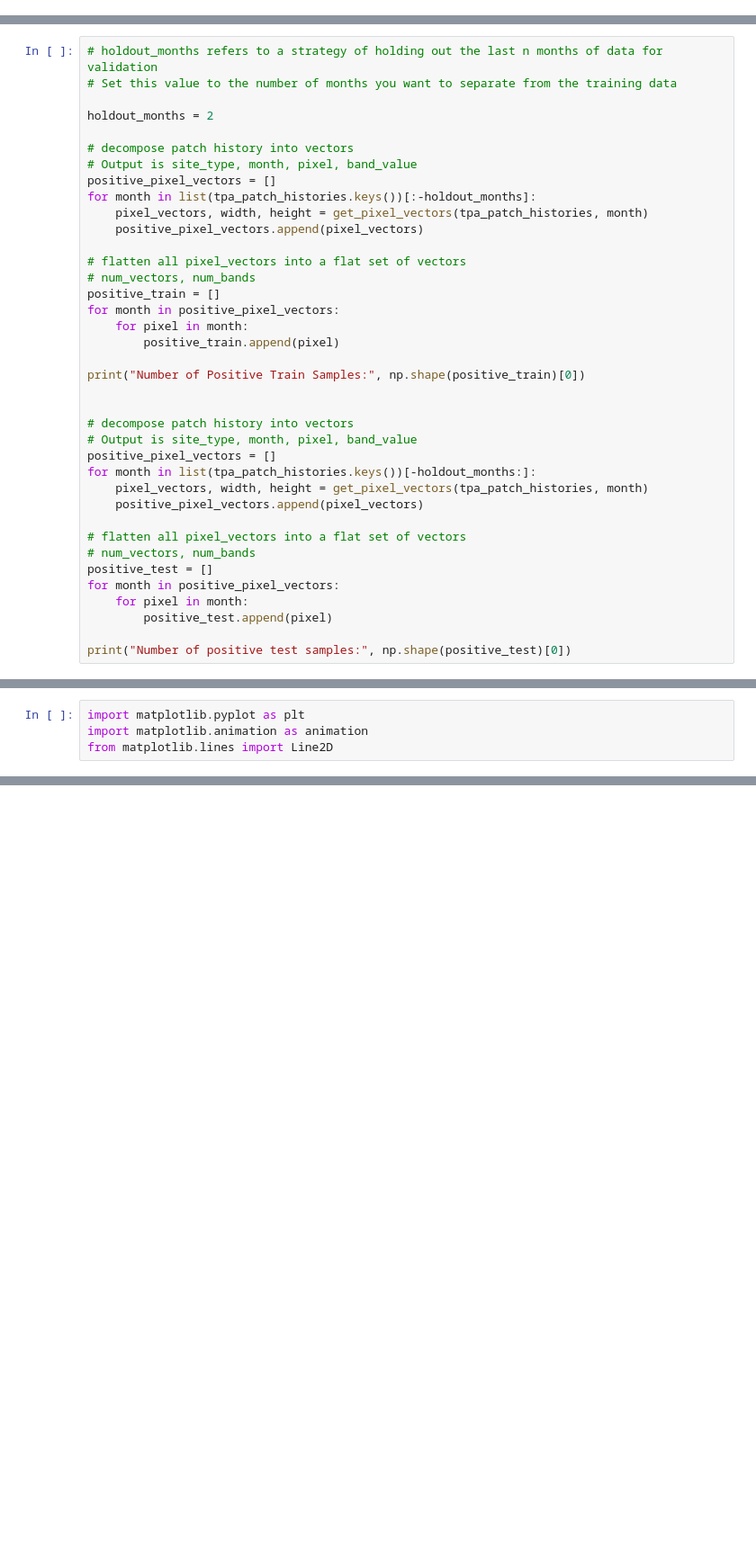
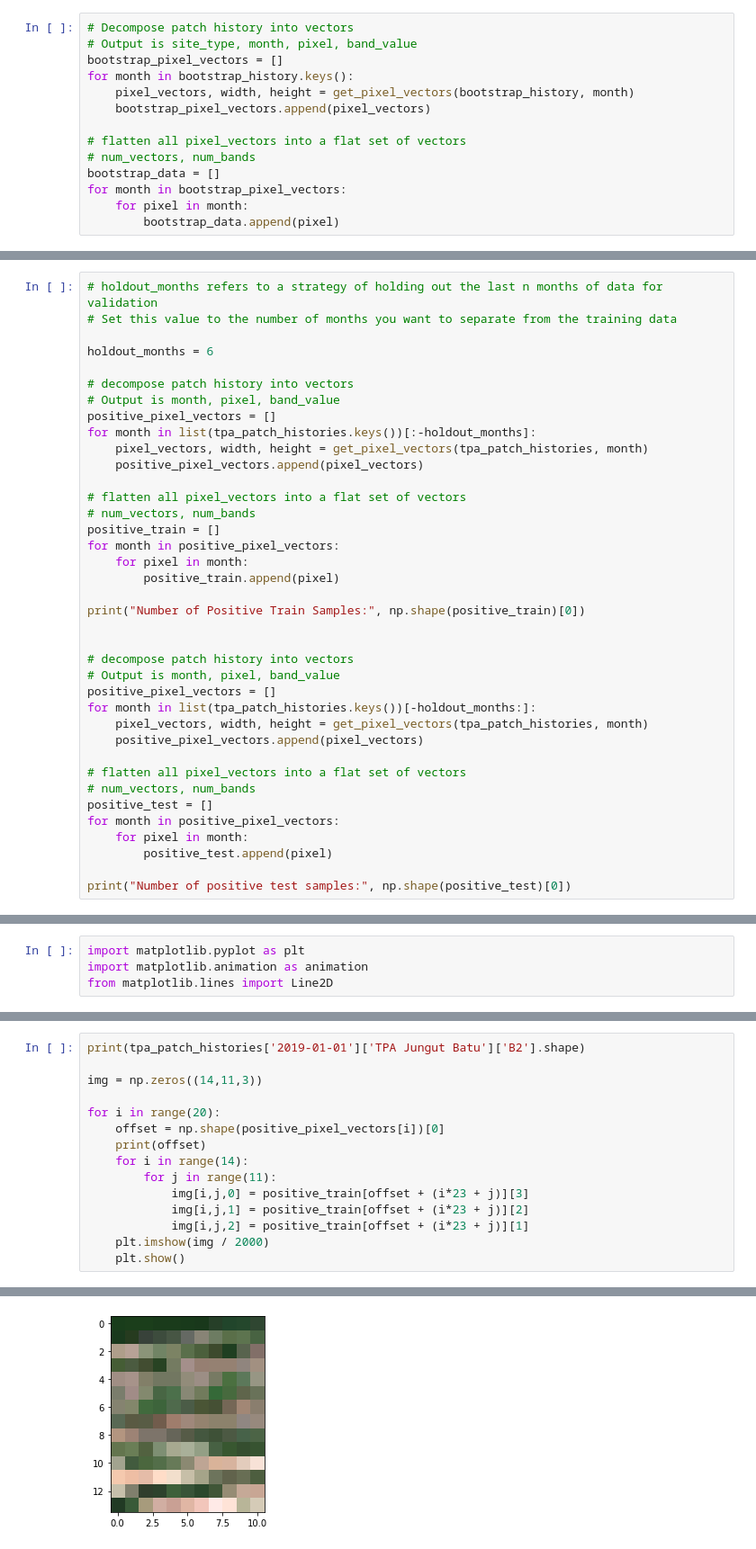
Before and after one commit to earthrise-media/plastics, a Jupyter notebook: notebooks/create_pixel_dataset.ipynb, the cells around one changed output, grey strips where cells are left out. Shown at 90% size. Drawn from its saved outputs; the diff is of its cells as text; blank space fills up the shorter version.

```diff
--- a/notebooks/create_pixel_dataset.ipynb
+++ b/notebooks/create_pixel_dataset.ipynb
@@ -151,0 +584,14 @@ print("Number of Negative Train Samples:", np.shape(negative_data)[0])
+# %%
+# Decompose patch history into vectors
+# Output is site_type, month, pixel, band_value
+bootstrap_pixel_vectors = []
+for month in bootstrap_history.keys():
+    pixel_vectors, width, height = get_pixel_vectors(bootstrap_history, month)
+    bootstrap_pixel_vectors.append(pixel_vectors)
+
+# flatten all pixel_vectors into a flat set of vectors
+# num_vectors, num_bands
+bootstrap_data = []
+for month in bootstrap_pixel_vectors:
+    for pixel in month:
+        bootstrap_data.append(pixel)
@@ -156,10 +746,10 @@ tpa_patch_histories = get_history_polygon(tpa_sites['coords'], tpa_sites['name']
 # holdout_months refers to a strategy of holding out the last n months of data for validation
 # Set this value to the number of months you want to separate from the training data
 
-holdout_months = 2
+holdout_months = 6
 
 # decompose patch history into vectors
-# Output is site_type, month, pixel, band_value
+# Output is month, pixel, band_value
 positive_pixel_vectors = []
 for month in list(tpa_patch_histories.keys())[:-holdout_months]:
     pixel_vectors, width, height = get_pixel_vectors(tpa_patch_histories, month)
@@ -176,7 +766,7 @@ print("Number of Positive Train Samples:", np.shape(positive_train)[0])
 
 
 # decompose patch history into vectors
-# Output is site_type, month, pixel, band_value
+# Output is month, pixel, band_value
 positive_pixel_vectors = []
 for month in list(tpa_patch_histories.keys())[-holdout_months:]:
     pixel_vectors, width, height = get_pixel_vectors(tpa_patch_histories, month)
@@ -273,0 +909,16 @@ plt.show()
+# %%
+print(tpa_patch_histories['2019-01-01']['TPA Jungut Batu']['B2'].shape)
+
+img = np.zeros((14,11,3))
+
+for i in range(20):
+    offset = np.shape(positive_pixel_vectors[i])[0]
+    print(offset)
+    for i in range(14):
+        for j in range(11):
+            img[i,j,0] = positive_train[offset + (i*23 + j)][3]
+            img[i,j,1] = positive_train[offset + (i*23 + j)][2]
+            img[i,j,2] = positive_train[offset + (i*23 + j)][1]
+    plt.imshow(img / 2000)
+    plt.show()
+# %% [output]
@@ -273,0 +928 @@ plt.show()
+[figure, added]
```
Also changed, not shown: parts of 15 cells of this notebook, 15 other files.
